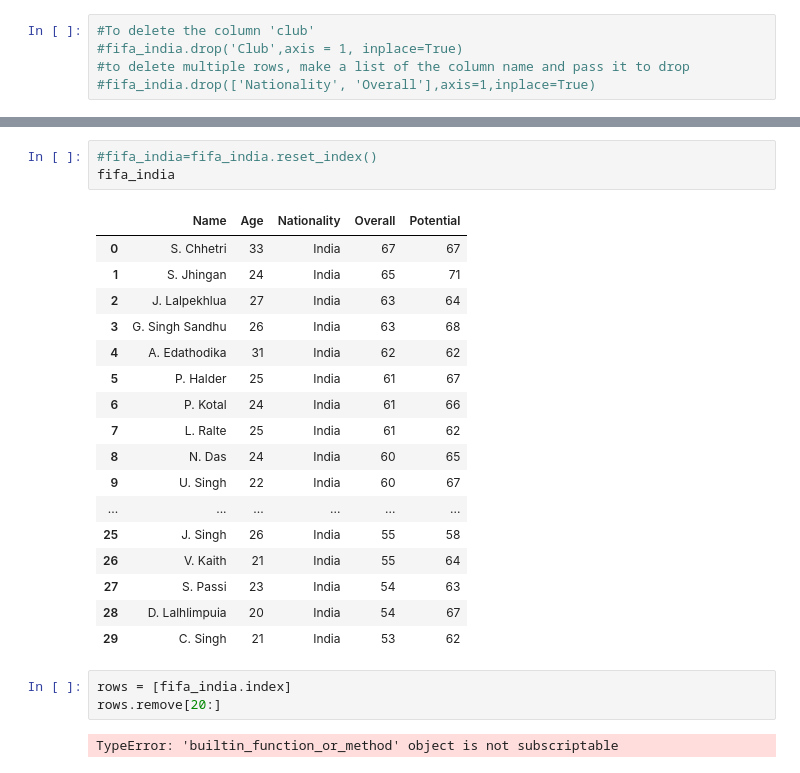
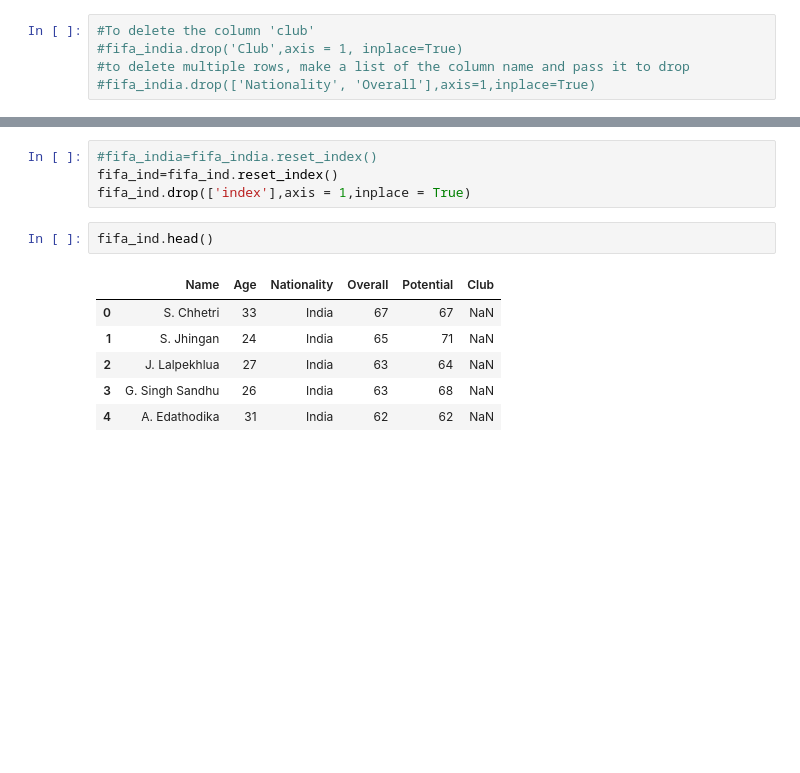
Before and after one commit to skyplane1/pythonscripts, a Jupyter notebook: Fifa.ipynb, the cells around one changed output, grey strips where cells are left out. Cells and saved outputs as stored; diff of their text form; blank space fills up the shorter version.

```diff
--- a/Fifa.ipynb
+++ b/Fifa.ipynb
@@ -112,26 +72,13 @@ fifa_india
-# %%
-#fifa_india=fifa_india.reset_index()
-fifa_india
-# %% [output]
-|  | Name | Age | Nationality | Overall | Potential |
-| 0 | S. Chhetri | 33 | India | 67 | 67 |
-| 1 | S. Jhingan | 24 | India | 65 | 71 |
-| 2 | J. Lalpekhlua | 27 | India | 63 | 64 |
-| 3 | G. Singh Sandhu | 26 | India | 63 | 68 |
-| 4 | A. Edathodika | 31 | India | 62 | 62 |
-| 5 | P. Halder | 25 | India | 61 | 67 |
-| 6 | P. Kotal | 24 | India | 61 | 66 |
-| 7 | L. Ralte | 25 | India | 61 | 62 |
-| 8 | N. Das | 24 | India | 60 | 65 |
-| 9 | U. Singh | 22 | India | 60 | 67 |
-| ... | ... | ... | ... | ... | ... |
-| 25 | J. Singh | 26 | India | 55 | 58 |
-| 26 | V. Kaith | 21 | India | 55 | 64 |
-| 27 | S. Passi | 23 | India | 54 | 63 |
-| 28 | D. Lalhlimpuia | 20 | India | 54 | 67 |
-| 29 | C. Singh | 21 | India | 53 | 62 |
-# %%
-rows = [fifa_india.index]
-rows.remove[20:]
-# %% [output]
-TypeError: 'builtin_function_or_method' object is not subscriptable
+# %%
+#fifa_india=fifa_india.reset_index()
+fifa_ind=fifa_ind.reset_index()
+fifa_ind.drop(['index'],axis = 1,inplace = True)
+# %%
+fifa_ind.head()
+# %% [output]
+|  | Name | Age | Nationality | Overall | Potential | Club |
+| 0 | S. Chhetri | 33 | India | 67 | 67 | NaN |
+| 1 | S. Jhingan | 24 | India | 65 | 71 | NaN |
+| 2 | J. Lalpekhlua | 27 | India | 63 | 64 | NaN |
+| 3 | G. Singh Sandhu | 26 | India | 63 | 68 | NaN |
+| 4 | A. Edathodika | 31 | India | 62 | 62 | NaN |
```
Also changed, not shown: parts of 10 cells of this notebook, 1 other file.
